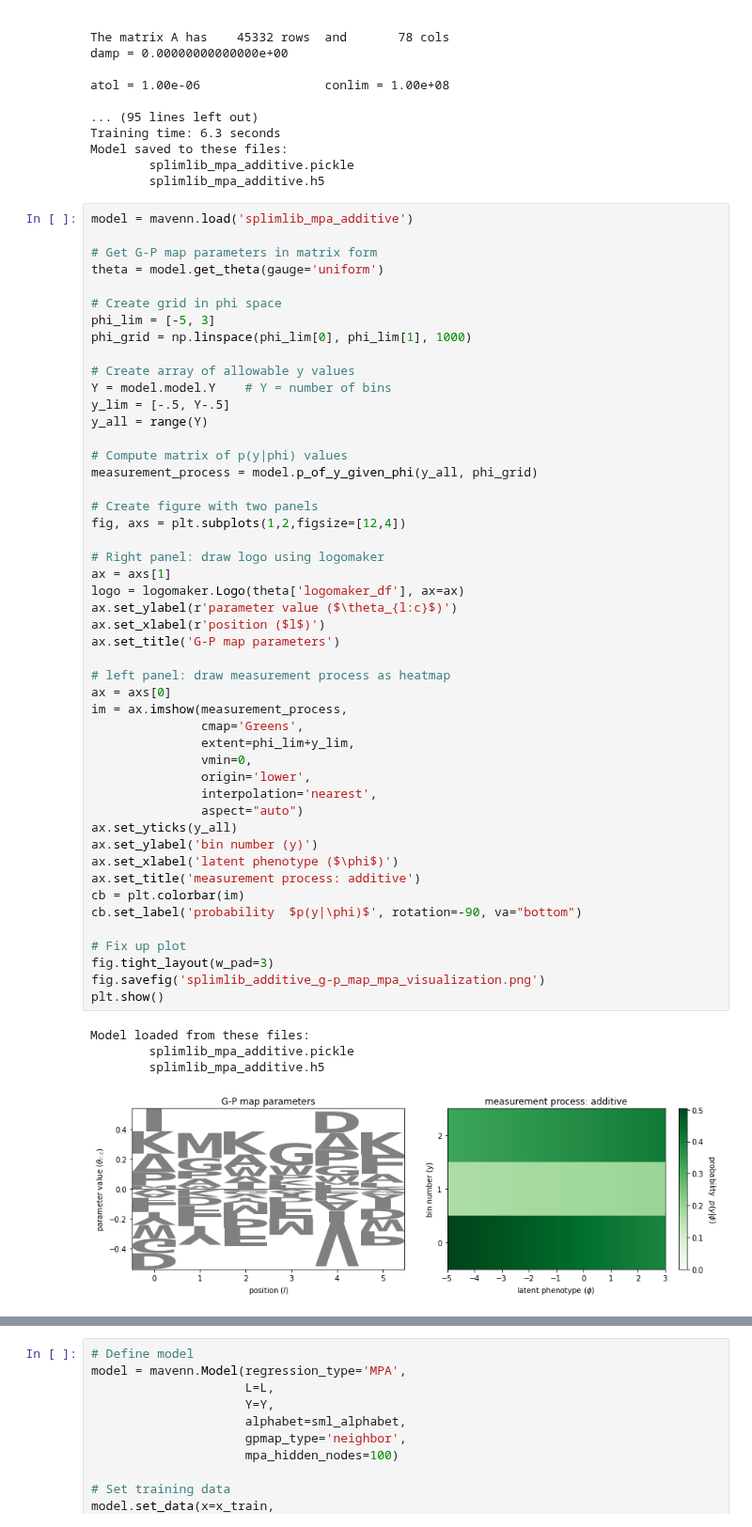
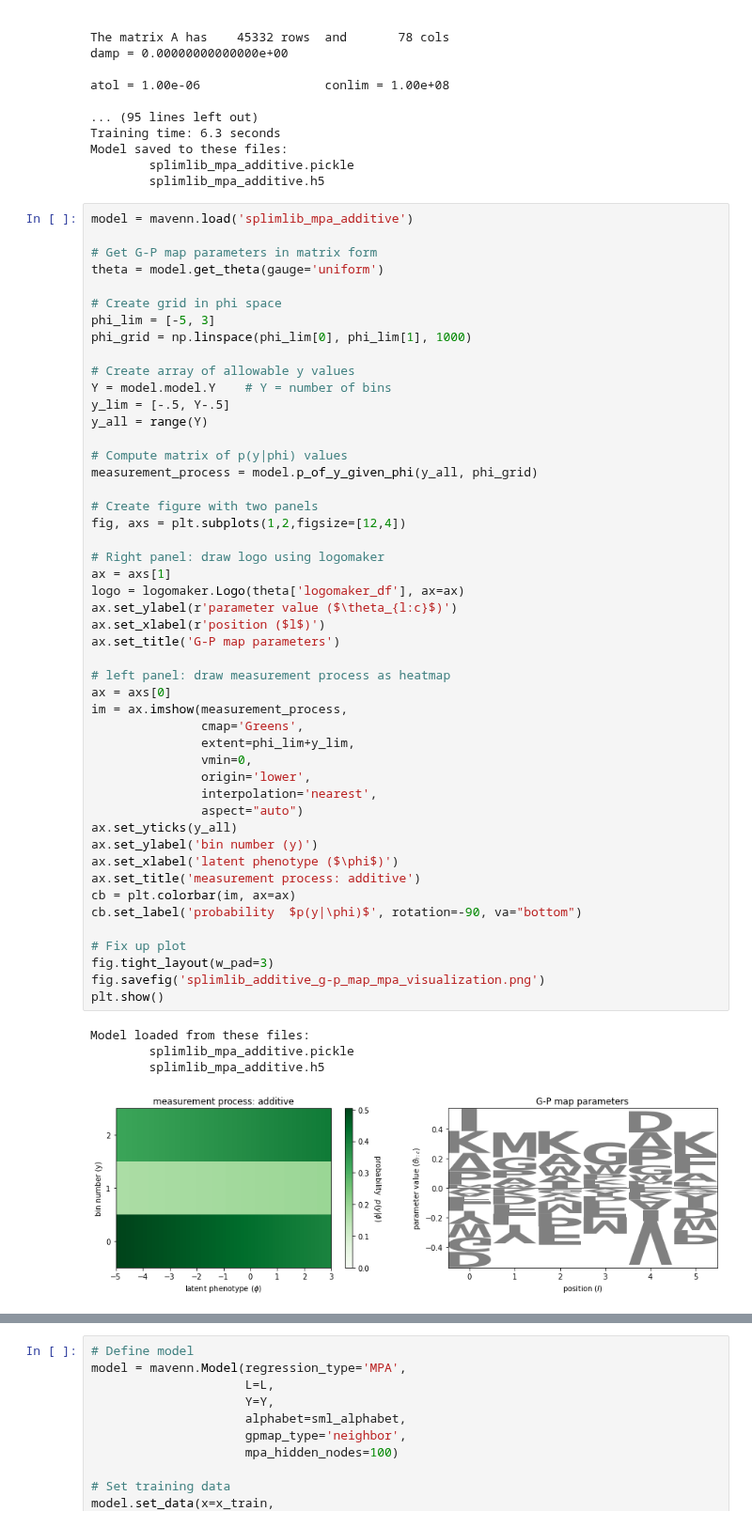
Before and after one commit to MayaPetek/InDelScanner, a Jupyter notebook: MAVE_NN/MAVE_weighted_set.ipynb, the cells around one changed output, grey strips where cells are left out. Shown at 94% size. Cells and saved outputs as stored; diff of their text form.

```diff
--- a/MAVE_NN/MAVE_weighted_set.ipynb
+++ b/MAVE_NN/MAVE_weighted_set.ipynb
@@ -210,33 +228,33 @@ fig, axs = plt.subplots(1,2,figsize=[12,4])
 # Right panel: draw logo using logomaker
 ax = axs[1]
 logo = logomaker.Logo(theta['logomaker_df'], ax=ax)
 ax.set_ylabel(r'parameter value ($\theta_{l:c}$)')
 ax.set_xlabel(r'position ($l$)')
 ax.set_title('G-P map parameters')
 
 # left panel: draw measurement process as heatmap
 ax = axs[0]
 im = ax.imshow(measurement_process,
                cmap='Greens',
                extent=phi_lim+y_lim,
                vmin=0,
                origin='lower',
                interpolation='nearest',
                aspect="auto")
 ax.set_yticks(y_all)
 ax.set_ylabel('bin number (y)')
 ax.set_xlabel('latent phenotype ($\phi$)')
 ax.set_title('measurement process: additive')
-cb = plt.colorbar(im)
+cb = plt.colorbar(im, ax=ax)
 cb.set_label('probability  $p(y|\phi)$', rotation=-90, va="bottom")
 
 # Fix up plot
 fig.tight_layout(w_pad=3)
 fig.savefig('splimlib_additive_g-p_map_mpa_visualization.png')
 plt.show()
 # %% [output]
 Model loaded from these files:
         splimlib_mpa_additive.pickle
         splimlib_mpa_additive.h5
-[figure, old version]
+[figure, new version]
 # %% [markdown]
```
Also changed, not shown: parts of 17 cells of this notebook.
